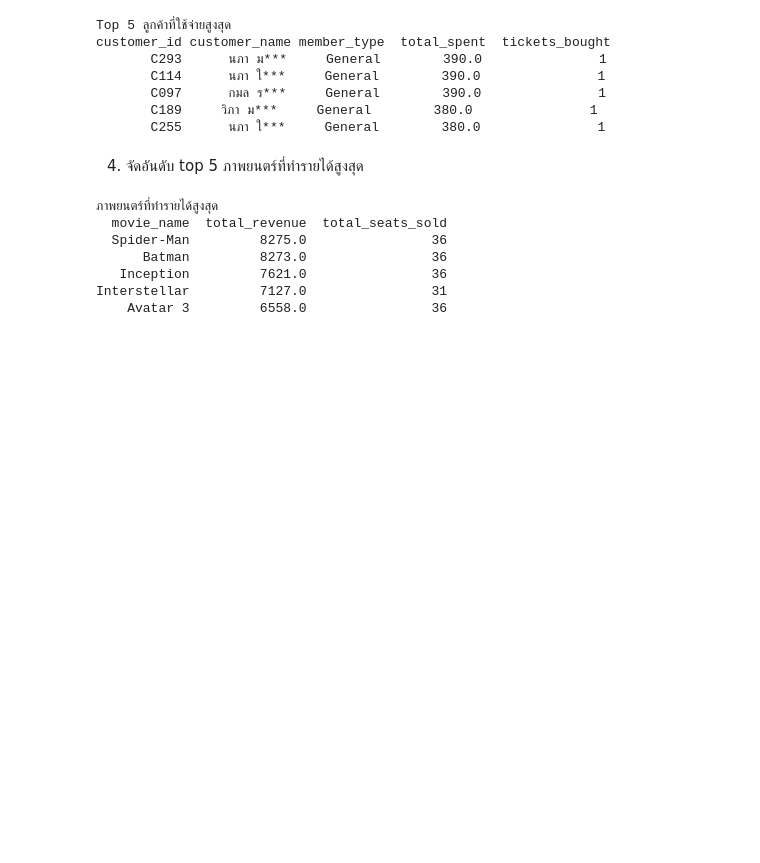
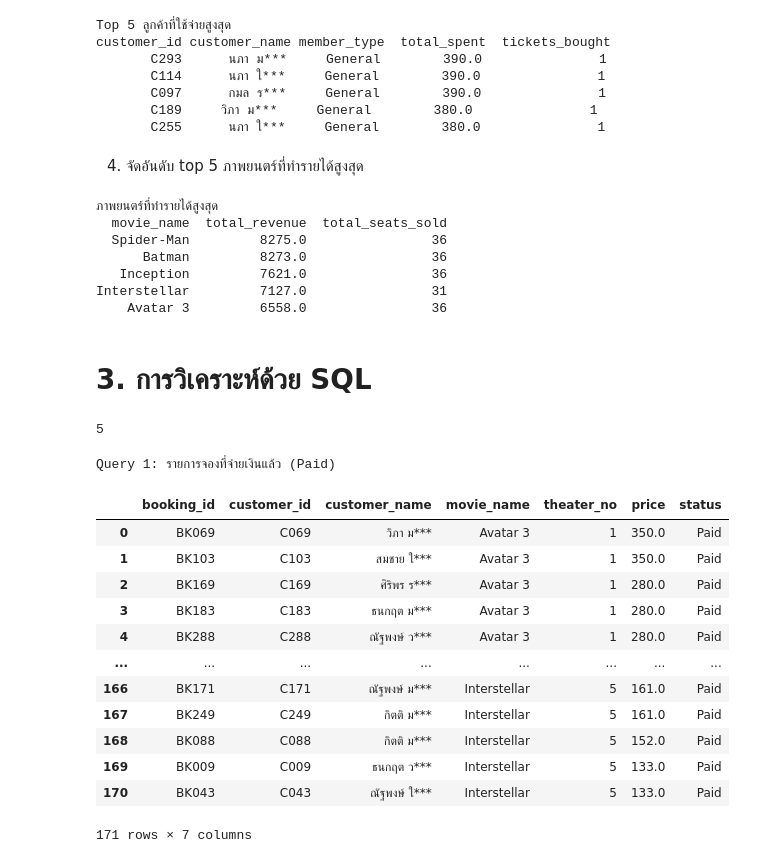
Before and after one commit to natthamonsmn/Cinema_Team, a Jupyter notebook: Cinema.ipynb, the cells around one changed output. Cells and saved outputs as stored; diff of their text form; code cells hidden in the pictures; blank space fills up the shorter version.

```diff
--- a/Cinema.ipynb
+++ b/Cinema.ipynb
@@ -921,3 +936,65 @@ print(top_movies.to_string(index=False))
    Inception         7621.0                36
 Interstellar         7127.0                31
     Avatar 3         6558.0                36
+# %% [markdown]
+# 3. การวิเคราะห์ด้วย SQL
+# %%
+import pandas as pd
+import sqlite3
+
+conn = sqlite3.connect(":memory:")
+
+def mask_lastname(full_name):
+  parts = full_name.split()
+  if len(parts) == 2:
+    first, last = parts[0], parts[1]
+    return f'{first} {last[0]}***'
+  return full_name
+
+df_customers = pd.DataFrame([{
+    'booking_id': b.booking_id,
+    'customer_id': b.customer.customer_id,
+    'name': mask_lastname(b.customer.name),
+    'member_type': b.customer.member_type,
+    'movie_name': b.showtime.movie_name,
+    'theater_no': b.showtime.theater_no,
+    'seat_number': b.seat_number,
+    'seat_type': b.seat_type,
+    'price': b.net_price,
+    'status': b.status,
+} for b in all_bookings])
+df_customers.to_sql("customers", conn, if_exists="replace", index=False)
+
+movies_list = df_customers['movie_name'].dropna().unique()
+df_movies = pd.DataFrame({
+    'movie_name': movies_list,
+    'genre': ['Action/Sci-Fi', 'Action/Drama', 'Animation/Family', 'Sci-Fi/Thriller', 'Sci-Fi/Drama'][:len(movies_list)]
+})
+df_movies.to_sql("movies", conn, if_exists="replace", index=False)
+# %% [output]
+5
+# %%
+# Query 1: เลือกเฉพาะการจองที่จ่ายเงินแล้ว (Paid)
+query1 = """
+    SELECT booking_id, customer_id, name AS customer_name, movie_name, theater_no, price, status
+    FROM customers
+    WHERE status = 'Paid'
+    ORDER BY theater_no ASC, price DESC
+"""
+print("Query 1: รายการจองที่จ่ายเงินแล้ว (Paid)")
+display(pd.read_sql_query(query1, conn))
+# %% [output]
+Query 1: รายการจองที่จ่ายเงินแล้ว (Paid)
+|  | booking_id | customer_id | customer_name | movie_name | theater_no | price | status |
+| 0 | BK069 | C069 | วิภา ม*** | Avatar 3 | 1 | 350.0 | Paid |
+| 1 | BK103 | C103 | สมชาย ใ*** | Avatar 3 | 1 | 350.0 | Paid |
+| 2 | BK169 | C169 | ศิริพร ร*** | Avatar 3 | 1 | 280.0 | Paid |
+| 3 | BK183 | C183 | ธนกฤต ม*** | Avatar 3 | 1 | 280.0 | Paid |
+| 4 | BK288 | C288 | ณัฐพงษ์ ว*** | Avatar 3 | 1 | 280.0 | Paid |
+| ... | ... | ... | ... | ... | ... | ... | ... |
+| 166 | BK171 | C171 | ณัฐพงษ์ ม*** | Interstellar | 5 | 161.0 | Paid |
+| 167 | BK249 | C249 | กิตติ ม*** | Interstellar | 5 | 161.0 | Paid |
+| 168 | BK088 | C088 | กิตติ ม*** | Interstellar | 5 | 152.0 | Paid |
+| 169 | BK009 | C009 | ธนกฤต ว*** | Interstellar | 5 | 133.0 | Paid |
+| 170 | BK043 | C043 | ณัฐพงษ์ ใ*** | Interstellar | 5 | 133.0 | Paid |
+171 rows × 7 columns
```
Also changed, not shown: parts of 11 cells of this notebook.
